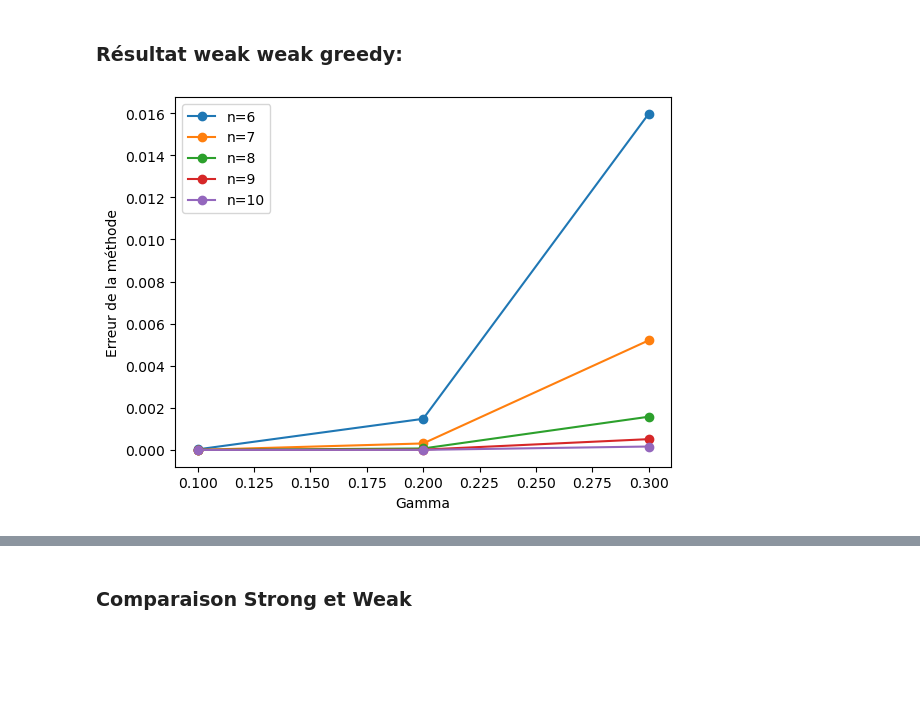
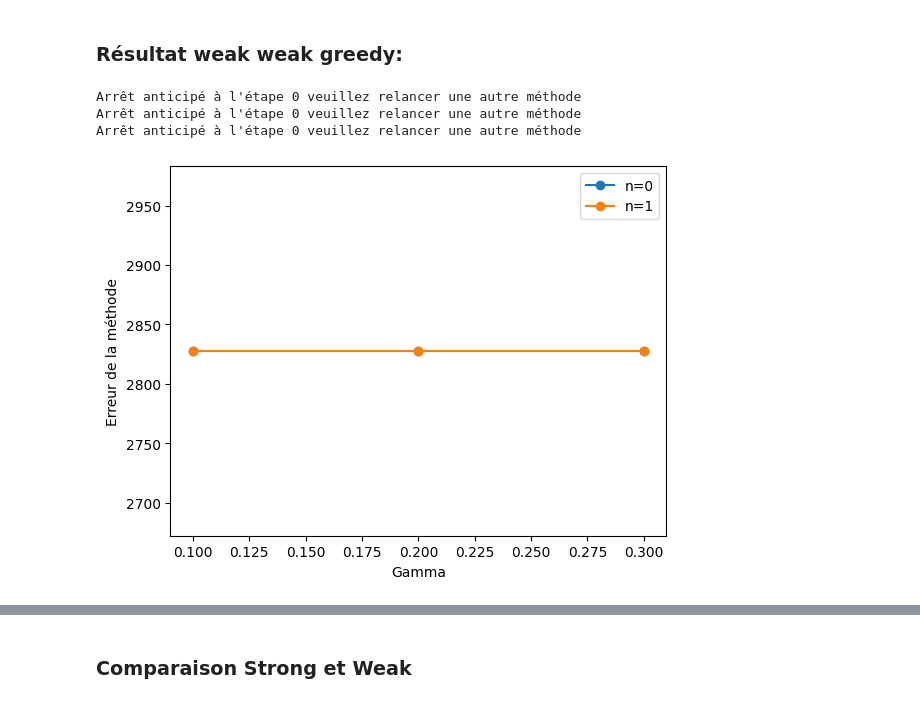
Before and after one commit to Viciciciccd/Greedy_n-withd, a Jupyter notebook: Greedy.ipynb, the cells around one changed output, grey strips where cells are left out. Drawn from its saved outputs; the diff is of its cells as text; code cells hidden in the pictures; blank space fills up the shorter version.

```diff
--- a/Greedy.ipynb
+++ b/Greedy.ipynb
@@ -154,0 +157,5 @@ def pca_reduction(F, n):
+# %%
+# Test fonction exponentielle et trigonométrique: uniforme 10^2 données
+t = np.linspace(0, 1, 100)
+K = np.linspace(0, 10, 100)
+F2 = [np.exp(np.sin(k * t))*np.sin(k*t) for k in K]
@@ -154,0 +167,5 @@ def pca_reduction(F, n):
+# %%
+# Test fonction exponentielle et trigonométrique: uniforme 10^4 données
+t = np.linspace(0, 1, 100)
+K = np.linspace(0, 10, 10000)
+F4 = [np.exp(np.sin(k * t))*np.sin(k*t) for k in K]
@@ -158,0 +208,12 @@ def pca_reduction(F, n):
+# %%
+gammaValues = [0.1, 0.2, 0.3, 0.4, 0.5, 0.6, 0.7, 0.8, 0.9,1]
+def greedy_errors_weak(n):
+    greedy_errors_weak_gamma = [weakgreedy(F2, gamma, n, 80)[1][-1] for gamma in gammaValues]
+    plt.plot(gammaValues, greedy_errors_weak_gamma, 'o-', label=f'n={n}')
+
+for i in range( 4,9):
+    greedy_errors_weak(i)
+plt.xlabel('Gamma')
+plt.ylabel('Erreur de la méthode')
+plt.legend()
+plt.show()
@@ -158,0 +224,12 @@ def pca_reduction(F, n):
+# %%
+gammaValues = [0.1, 0.2, 0.3, 0.4, 0.5, 0.6, 0.7, 0.8, 0.9,1]
+def greedy_errors_weak(n):
+    greedy_errors_weak_gamma = [weakgreedy(F4, gamma, n, 80)[1][-1] for gamma in gammaValues]
+    plt.plot(gammaValues, greedy_errors_weak_gamma, 'o-', label=f'n={n}')
+
+for i in range( 4,9):
+    greedy_errors_weak(i)
+plt.xlabel('Gamma')
+plt.ylabel('Erreur de la méthode')
+plt.legend()
+plt.show()
@@ -175,14 +256,17 @@ plt.show()
 # %%
 gammaValues = [0.1, 0.2, 0.3 ]
 def greedy_errors_weakweak(n):
     greedy_errors_weak_gamma = [weakweakgreedy(F1, gamma, n)[1][-1] for gamma in gammaValues]
     plt.plot(gammaValues, greedy_errors_weak_gamma, 'o-', label=f'n={n}')
 
-for i in range( 6,11):
+for i in range( 0,2):
     greedy_errors_weakweak(i)
 plt.xlabel('Gamma')
 plt.ylabel('Erreur de la méthode')
 plt.legend()
 plt.show()
 # %% [output]
+Arrêt anticipé à l'étape 0 veuillez relancer une autre méthode
+Arrêt anticipé à l'étape 0 veuillez relancer une autre méthode
+Arrêt anticipé à l'étape 0 veuillez relancer une autre méthode
-[figure, old version]
+[figure, new version]
```
Also changed, not shown: parts of 35 cells of this notebook.
